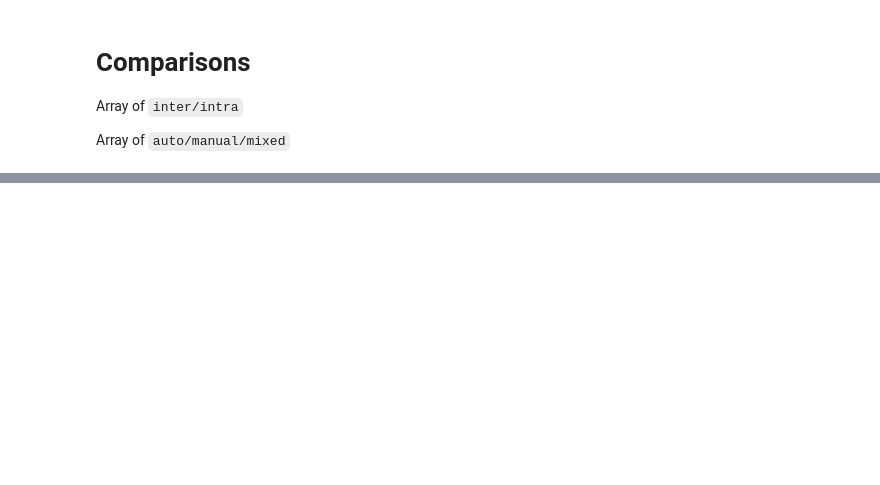
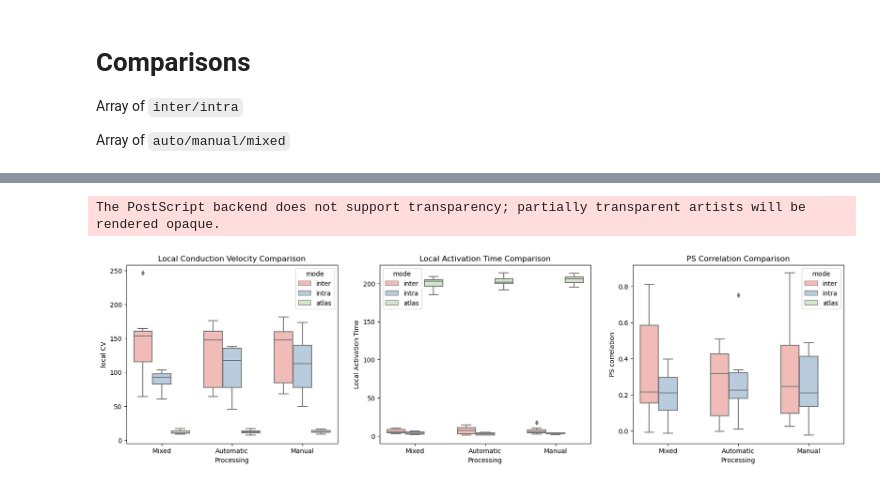
Before and after one commit to alonsoJASL/imatools, a Jupyter notebook: ipynb/comparison_results.ipynb, the cells around one changed output, grey strips where cells are left out. Saved outputs shown, nothing was run; the diff lists cells and outputs as text; code cells hidden in the pictures; blank space fills up the shorter version.

```diff
--- a/ipynb/comparison_results.ipynb
+++ b/ipynb/comparison_results.ipynb
@@ -176,0 +363,31 @@ sns.boxplot(data=o_df, x='processing', y='gradlat_prc75', hue='mode')
+# %%
+import matplotlib.pyplot as plt
+import seaborn as sns
+
+#  o_df = pd.read_csv(iou.fullfile(comp_dir, 'measurements.csv'), index_col=False)
+
+fig, ax = plt.subplots(1, 3)
+fig.set_figheight(5)
+fig.set_figwidth(20)
+sns.set_palette('Pastel1')
+sns.boxplot(ax=ax[0],  data=odf, x='processing', y='gradlat_mean', hue='mode')
+sns.boxplot(ax=ax[1],  data=odf, x='processing', y='lat_mean', hue='mode')
+sns.boxplot(ax=ax[2],  data=odf, x='processing', y='ps_corr2', hue='mode')
+
+ax[0].set_xlabel('Processing')
+ax[0].set_xticklabels(['Mixed', 'Automatic', 'Manual'])
+ax[0].set_ylabel('local CV')
+ax[0].set_title('Local Conduction Velocity Comparison')
+ax[1].set_xlabel('Processing')
+ax[1].set_xticklabels(['Mixed', 'Automatic', 'Manual'])
+ax[1].set_ylabel('Local Activation Time')
+ax[1].set_title('Local Activation Time Comparison')
+ax[2].set_xlabel('Processing')
+ax[2].set_xticklabels(['Mixed', 'Automatic', 'Manual'])
+ax[2].set_ylabel('PS correlation')
+ax[2].set_title('PS Correlation Comparison')
+
+plt.savefig(iou.fullfile(comp_dir, 'sim_res.eps'))
+# %% [output]
+The PostScript backend does not support transparency; partially transparent artists will be rendered opaque.
+[figure, added]
```
Also changed, not shown: parts of 21 cells of this notebook, 1 other file.
